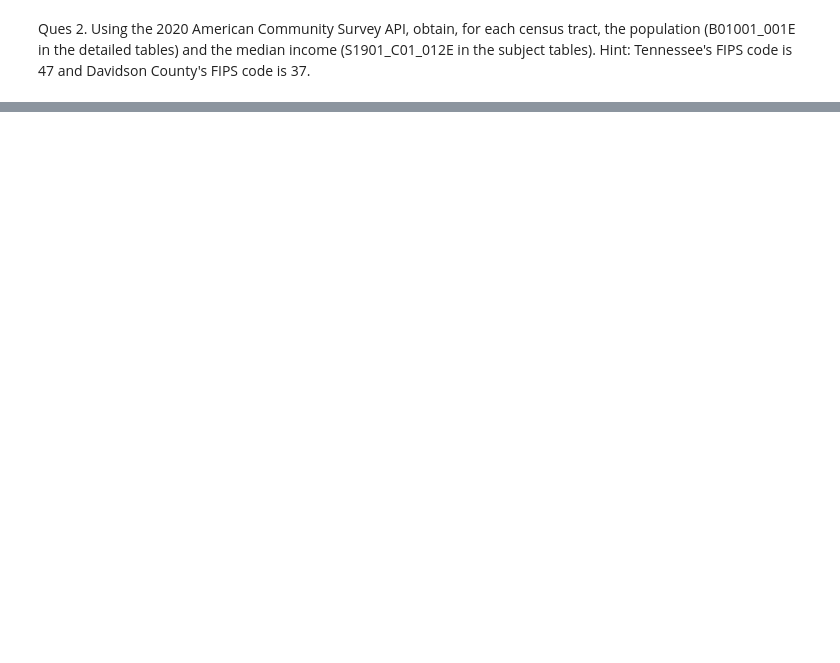
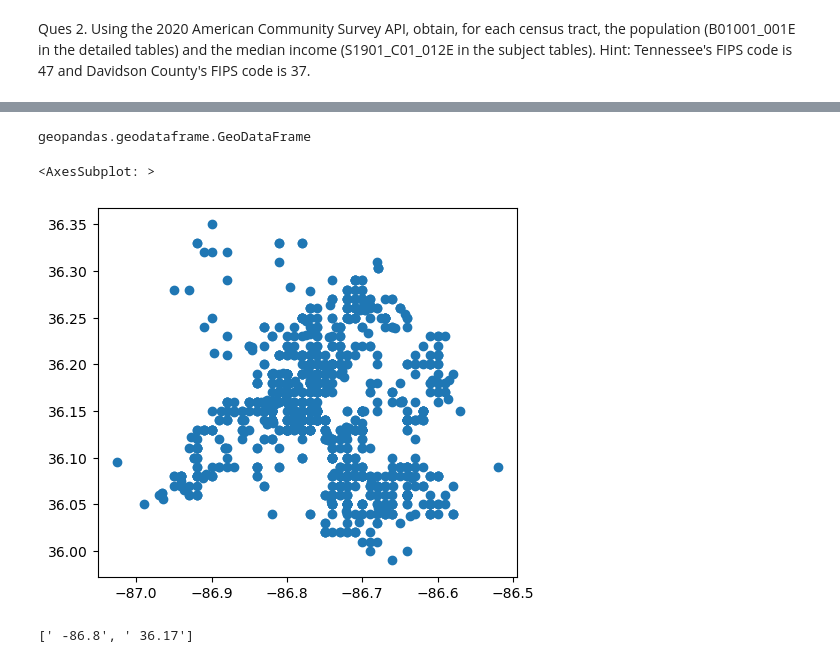
Before and after one commit to nss-data-science-cohort-6/api_project-twix, a Jupyter notebook: AM_api_project.ipynb, the cells around one changed output, grey strips where cells are left out. Drawn from its saved outputs; the diff is of its cells as text; code cells hidden in the pictures; blank space fills up the shorter version.

```diff
--- a/AM_api_project.ipynb
+++ b/AM_api_project.ipynb
@@ -145,0 +298,4 @@ pd.DataFrame(response.json())
+# %%
+Nashville_BUR_AGG['geometry'] = gpd.points_from_xy(Nashville_BUR_AGG['longitude'], Nashville_BUR_AGG['latitude'])
+
+Nashville_BUR_AGG.head(10)
@@ -145,0 +315,5 @@ pd.DataFrame(response.json())
+# %%
+Geo_Nashville_BUR_AGG = gpd.GeoDataFrame(Nashville_BUR_AGG,
+                           crs = Shapefile.crs,
+                           geometry = Nashville_BUR_AGG['geometry'])
+Geo_Nashville_BUR_AGG
@@ -145,0 +334,9 @@ pd.DataFrame(response.json())
+# %%
+type(Geo_Nashville_BUR_AGG)
+# %% [output]
+geopandas.geodataframe.GeoDataFrame
+# %%
+Geo_Nashville_BUR_AGG.plot()
+# %% [output]
+<AxesSubplot: >
+[figure, added]
@@ -145,0 +351,8 @@ pd.DataFrame(response.json())
+# %%
+txt = "{'type': 'Point', 'coordinates': [-86.8, 36.17]}"
+txt= txt.replace("{'type': 'Point', 'coordinates':", "")
+txt = txt.replace("[","").replace("]","").replace("}","")
+txt = txt.split(",")
+print(txt)
+# %% [output]
+[' -86.8', ' 36.17']
```
Also changed, not shown: parts of 33 cells of this notebook.
